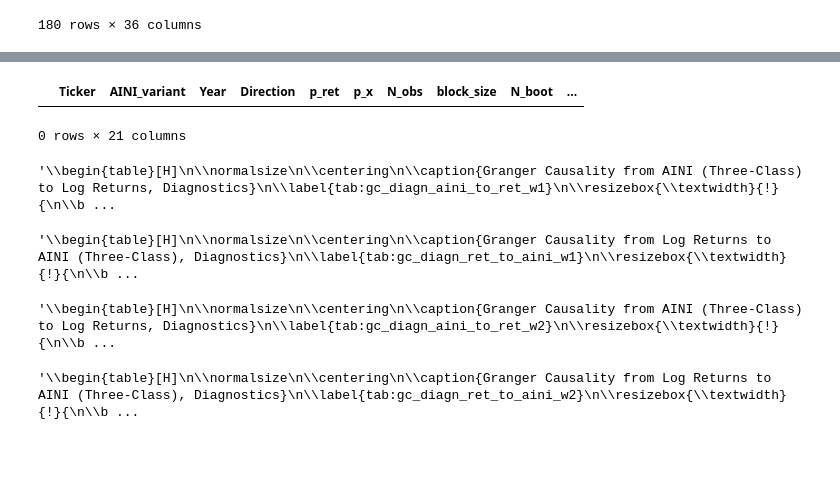
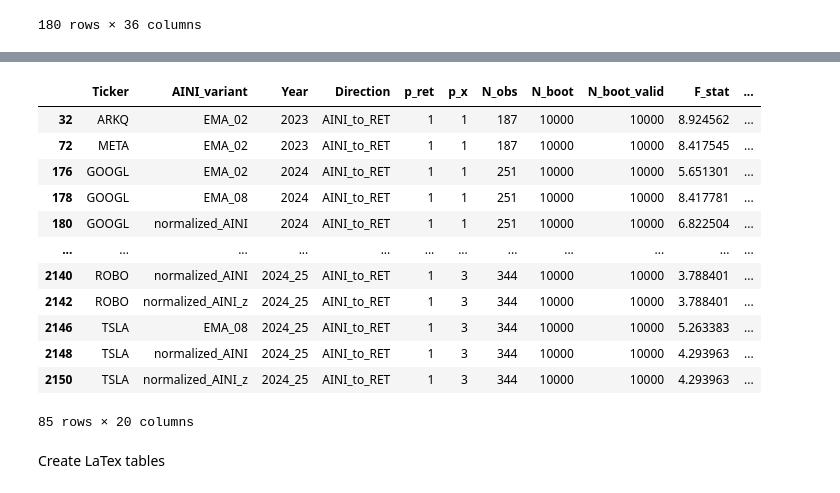
Before and after one commit to LarsIX/narrative_index, a Jupyter notebook: notebooks/subset_for_latex.ipynb, the cells around one changed output, grey strips where cells are left out. Cells and saved outputs as stored; diff of their text form; code cells hidden in the pictures; blank space fills up the shorter version.

```diff
--- a/notebooks/subset_for_latex.ipynb
+++ b/notebooks/subset_for_latex.ipynb
@@ -32,13 +32,15 @@ ols
 # %%
 # define data path
 
-var_path = root / "data" / "processed" / "variables"
+var_path = root / "data" / "processed" / "results_wild_boot"
 
 # load gc-predictions
-granger_causality_w0 = pd.read_csv(var_path / "granger_causality_w0.csv")
-granger_causality_w1 = pd.read_csv(var_path / "granger_causality_w1.csv")
-granger_causality_w2 = pd.read_csv(var_path / "granger_causality_w2.csv")
+granger_causality_binary = pd.read_csv(var_path / "granger_causality_binary_combined_px.csv")
+granger_causality_w0 = pd.read_csv(var_path / "granger_causality_w0_combined_px.csv")
+granger_causality_w1 = pd.read_csv(var_path / "granger_causality_w1_combined_px.csv")
+granger_causality_w2 = pd.read_csv(var_path / "granger_causality_w2_combined_px.csv")
 
 # inspect aini -> return
-granger_causality_w0.head()
+granger_causality_w1.head()
+granger_causality_binary
 # %% [output]
@@ -52,42 +60,23 @@ granger_causality_w0.head()
 # %%
 # subset for p =< 0.1
 alpha = 0.1
+granger_causality_binary = granger_causality_w0[granger_causality_binary.BH_corr_F_pval<alpha]
 granger_causality_w0_sub = granger_causality_w0[granger_causality_w0.BH_corr_F_pval<alpha]
 granger_causality_w1_sub = granger_causality_w1[granger_causality_w1.BH_corr_F_pval_HC3<alpha]
 granger_causality_w2_sub = granger_causality_w2[granger_causality_w2.BH_corr_F_pval_HC3<alpha]
-granger_causality_w0_sub
 # %% [output]
-|  | Ticker | AINI_variant | Year | Direction | p_ret | p_x | N_obs | block_size | N_boot | ... |
+|  | Ticker | AINI_variant | Year | Direction | p_ret | p_x | N_obs | N_boot | N_boot_valid | F_stat | ... |
+| 32 | ARKQ | EMA_02 | 2023 | AINI_to_RET | 1 | 1 | 187 | 10000 | 10000 | 8.924562 | ... |
+| 72 | META | EMA_02 | 2023 | AINI_to_RET | 1 | 1 | 187 | 10000 | 10000 | 8.417545 | ... |
+| 176 | GOOGL | EMA_02 | 2024 | AINI_to_RET | 1 | 1 | 251 | 10000 | 10000 | 5.651301 | ... |
+| 178 | GOOGL | EMA_08 | 2024 | AINI_to_RET | 1 | 1 | 251 | 10000 | 10000 | 8.417781 | ... |
+| 180 | GOOGL | normalized_AINI | 2024 | AINI_to_RET | 1 | 1 | 251 | 10000 | 10000 | 6.822504 | ... |
+| ... | ... | ... | ... | ... | ... | ... | ... | ... | ... | ... | ... |
+| 2140 | ROBO | normalized_AINI | 2024_25 | AINI_to_RET | 1 | 3 | 344 | 10000 | 10000 | 3.788401 | ... |
+| 2142 | ROBO | normalized_AINI_z | 2024_25 | AINI_to_RET | 1 | 3 | 344 | 10000 | 10000 | 3.788401 | ... |
+| 2146 | TSLA | EMA_08 | 2024_25 | AINI_to_RET | 1 | 3 | 344 | 10000 | 10000 | 5.263383 | ... |
+| 2148 | TSLA | normalized_AINI | 2024_25 | AINI_to_RET | 1 | 3 | 344 | 10000 | 10000 | 4.293963 | ... |
+| 2150 | TSLA | normalized_AINI_z | 2024_25 | AINI_to_RET | 1 | 3 | 344 | 10000 | 10000 | 4.293963 | ... |
-0 rows × 21 columns
+85 rows × 20 columns
-# %%
-# construct coefficients table for w=1, aini -> return
-build_coef_table(aini_to_ret_w1_df_sub,w="1",direction="aini_to_return",caption = "Granger Causality from AINI (Three-Class) to Log Returns",label="tab:gc_coef_aini_to_ret_w1")
-
-# construct diagnostics table for w=1, aini -> return
-build_diagnostics_table(aini_to_ret_w1_df_sub,w="1",direction="aini_to_return",caption = "Granger Causality from AINI (Three-Class) to Log Returns, Diagnostics",label="tab:gc_diagn_aini_to_ret_w1")
-# %% [output]
-'\\begin{table}[H]\n\\normalsize\n\\centering\n\\caption{Granger Causality from AINI (Three-Class) to Log Returns, Diagnostics}\n\\label{tab:gc_diagn_aini_to_ret_w1}\n\\resizebox{\\textwidth}{!}{\n\\b ...
-# %%
-# construct coefficients table for w=1, return -> AINI
-build_coef_table(ret_to_aini_w1_df_sub,w="1",direction="return_to_aini",caption = "Granger Causality from Log Returns to AINI (Three-Class)",label="tab:gc_coef_ret_to_aini_w1")
-
-# construct diagnostics table for w=1, return -> AINI
-build_diagnostics_table(ret_to_aini_w1_df_sub,w="1",direction="return_to_aini",caption = "Granger Causality from Log Returns to AINI (Three-Class), Diagnostics",label="tab:gc_diagn_ret_to_aini_w1")
-# %% [output]
-'\\begin{table}[H]\n\\normalsize\n\\centering\n\\caption{Granger Causality from Log Returns to AINI (Three-Class), Diagnostics}\n\\label{tab:gc_diagn_ret_to_aini_w1}\n\\resizebox{\\textwidth}{!}{\n\\b ...
-# %%
-# construct coefficients table for w=2, aini -> return
-build_coef_table(aini_to_ret_w2_df_sub,w="2",direction="aini_to_return",caption = "Granger Causality from AINI (Three-Class) to Log Returns",label="tab:gc_coef_aini_to_ret_w2")
-
-# construct diagnostics table for w=2, aini -> return
-build_diagnostics_table(aini_to_ret_w2_df_sub,w="2",direction="aini_to_return",caption = "Granger Causality from AINI (Three-Class) to Log Returns, Diagnostics",label="tab:gc_diagn_aini_to_ret_w2")
-# %% [output]
-'\\begin{table}[H]\n\\normalsize\n\\centering\n\\caption{Granger Causality from AINI (Three-Class) to Log Returns, Diagnostics}\n\\label{tab:gc_diagn_aini_to_ret_w2}\n\\resizebox{\\textwidth}{!}{\n\\b ...
-# %%
-# construct coefficients table for w=2, return -> AINI
-build_coef_table(ret_to_aini_w2_df_sub,w="2",direction="return_to_aini",caption = "Granger Causality from Log Returns to AINI (Three-Class)",label="tab:gc_coef_ret_to_aini_w2")
-
-# construct diagnostics table for w=2, return -> AINI
-build_diagnostics_table(ret_to_aini_w2_df_sub,w="2",direction="return_to_aini",caption = "Granger Causality from Log Returns to AINI (Three-Class), Diagnostics",label="tab:gc_diagn_ret_to_aini_w2")
-# %% [output]
-'\\begin{table}[H]\n\\normalsize\n\\centering\n\\caption{Granger Causality from Log Returns to AINI (Three-Class), Diagnostics}\n\\label{tab:gc_diagn_ret_to_aini_w2}\n\\resizebox{\\textwidth}{!}{\n\\b ...
+# %% [markdown]
+Create LaTex tables
```
Also changed, not shown: parts of 4 cells of this notebook, 11 other files.
